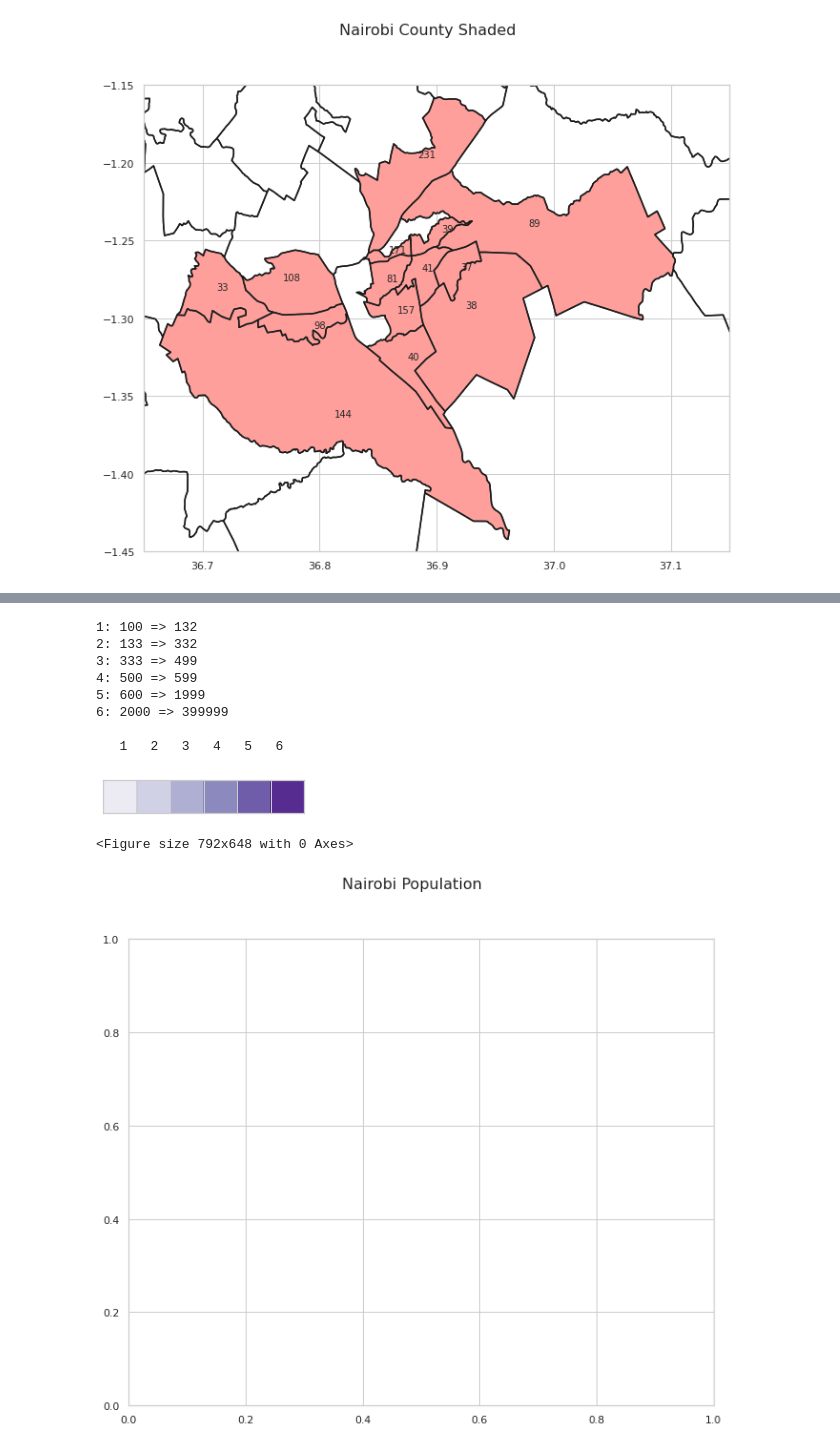
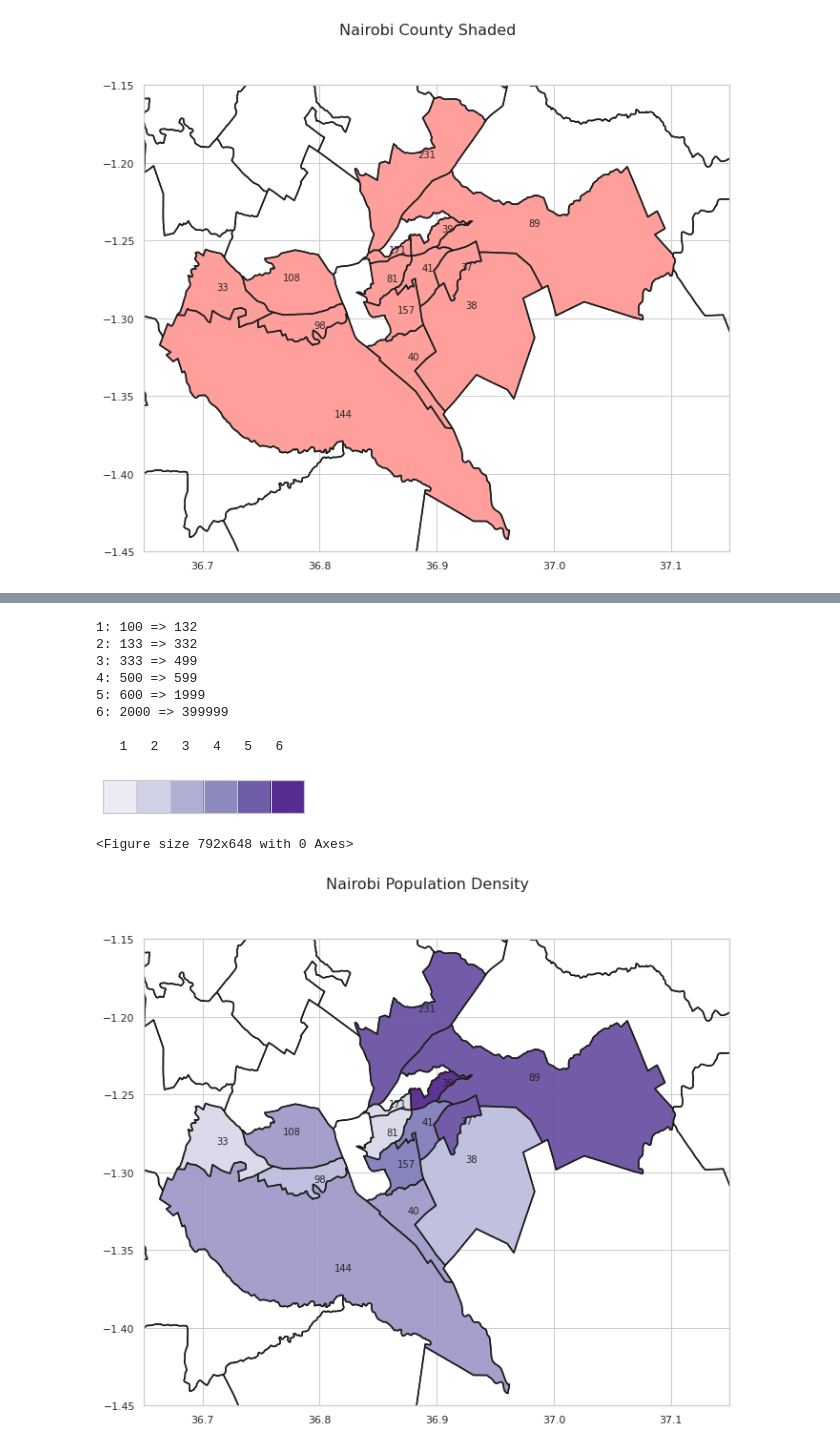
Before and after one commit to mghendi/ABW-Academy, a Jupyter notebook: Practitioners Course/Cohort1_2022/Projects/Samuel Mwamburi Mghendi/abw_data_wrangling_script.ipynb, the cells around one changed output, grey strips where cells are left out. Cells and saved outputs as stored; diff of their text form; code cells hidden in the pictures.

Commit message:
Update abw_data_wrangling_script.ipynb
Inclusion of Nairobi population density in the map.

```diff
--- a/Practitioners Course/Cohort1_2022/Projects/Samuel Mwamburi Mghendi/abw_data_wrangling_script.ipynb
+++ b/Practitioners Course/Cohort1_2022/Projects/Samuel Mwamburi Mghendi/abw_data_wrangling_script.ipynb
@@ -359,12 +350,13 @@ def plot_subloc_data(sf, title, subloc, data=None,
         i = conv_subloc(i).upper()
         subl_id.append(df[df.ADM1_EN ==
                             i.upper()].index.get_values()[0])
+        #Specify Nairobi Sub-counties in the Map
     plot_map_fill_multiples_ids_tone(sf, title, subl_id,
                                      print_id,
                                      color_ton,
                                      bins,
-                                     x_lim = None,
-                                     y_lim = None,
+                                     x_lim = x_lim,
+                                     y_lim = y_lim,
                                      figsize = (11,9));
 # %%
 #Plot map with lim coordinates
@@ -403,19 +395,19 @@ TypeError: ignored
 # %%
 # Map preview with dummy population data
 subl_id = [33, 37, 38, 39, 40, 41, 81, 89, 98, 108, 144, 157, 171, 231]
 data = [100, 2000, 300, 400000, 500, 600, 100, 2000, 300, 400, 500, 600, 100, 2000]
 print_id = True # The shape id will be printed
 color_pallete = 1 # 'Purples'
-plot_subloc_data(sf, 'Nairobi Population', subl_id, data, color_pallete, print_id)
+plot_subloc_data(sf, 'Nairobi Population Density', subl_id, data, color_pallete, print_id)
 # %% [output]
 1: 100 => 132
 2: 133 => 332
 3: 333 => 499
 4: 500 => 599
 5: 600 => 1999
 6: 2000 => 399999
 
    1   2   3   4   5   6
 [figure]
 <Figure size 792x648 with 0 Axes>
-[figure, old version]
+[figure, new version]
```
Also changed, not shown: parts of 4 cells of this notebook.
